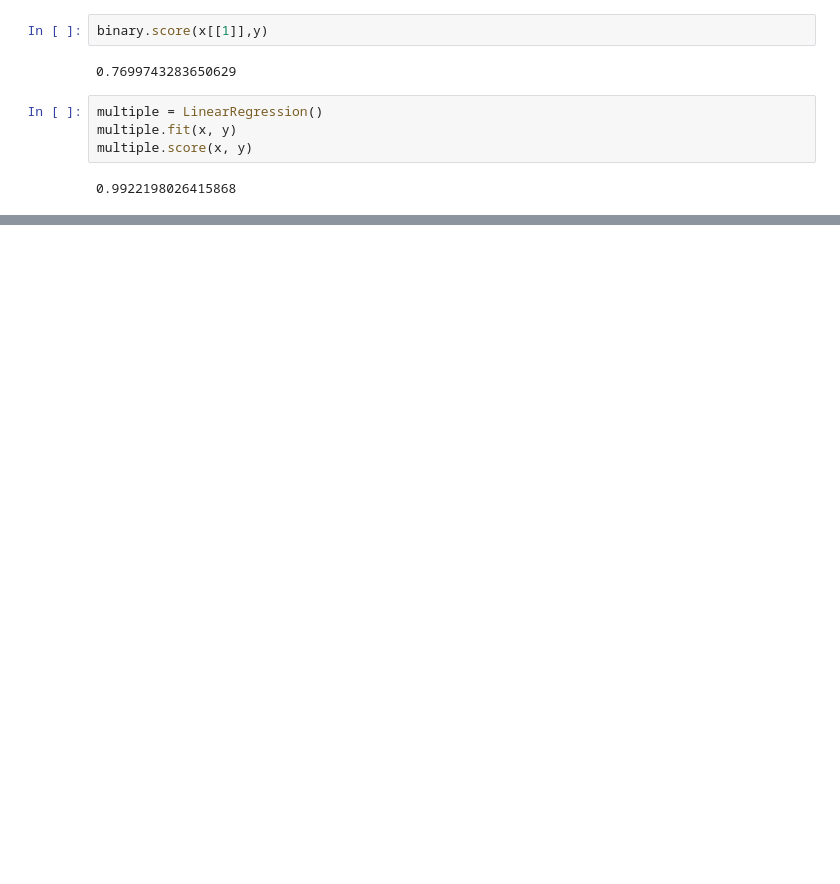
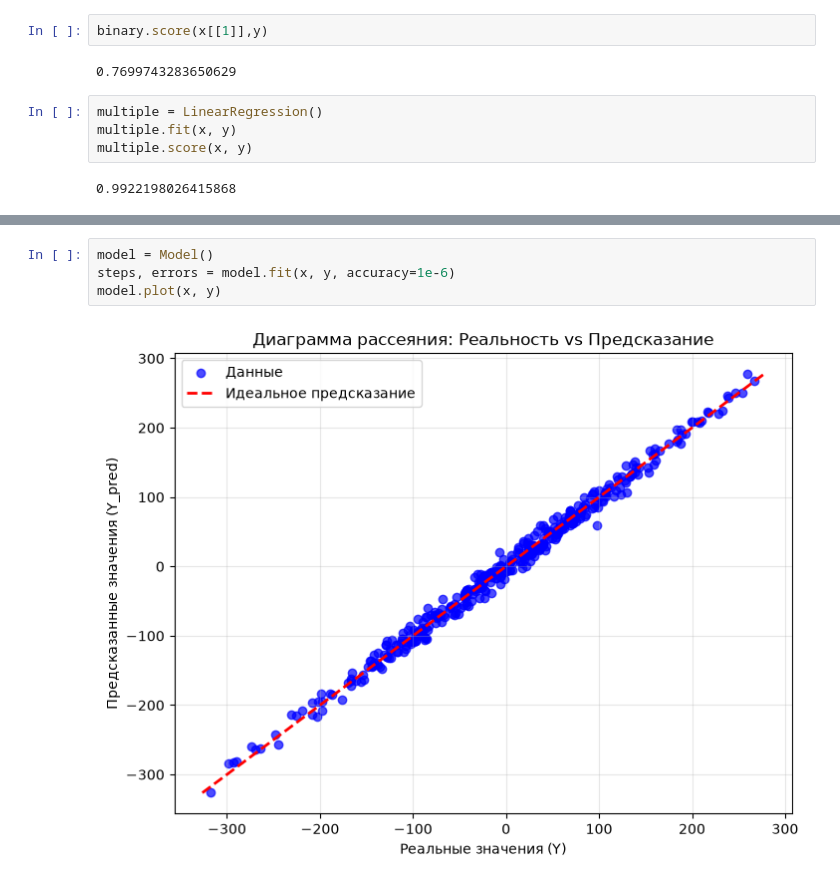
Before and after one commit to exodushka/fa, a Jupyter notebook: ml/prac/prac4.ipynb, the cells around one changed output, grey strips where cells are left out. Drawn from its saved outputs; the diff is of its cells as text; blank space fills up the shorter version.

```diff
--- a/ml/prac/prac4.ipynb
+++ b/ml/prac/prac4.ipynb
@@ -111,0 +204,6 @@ print(binary.score(x[[4]], y))
+# %%
+model = Model()
+steps, errors = model.fit(x, y, accuracy=1e-6)
+model.plot(x, y)
+# %% [output]
+[figure, added]
```
Also changed, not shown: parts of 9 cells of this notebook.
